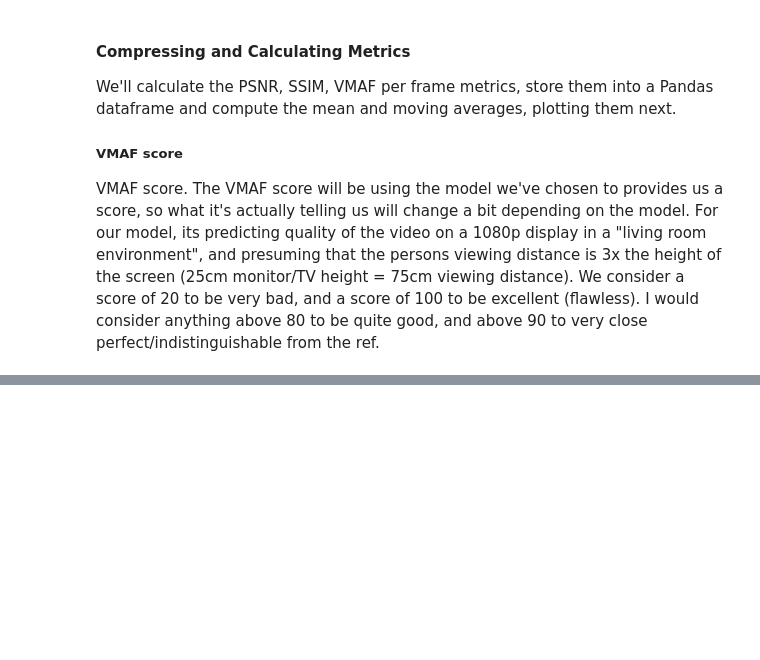
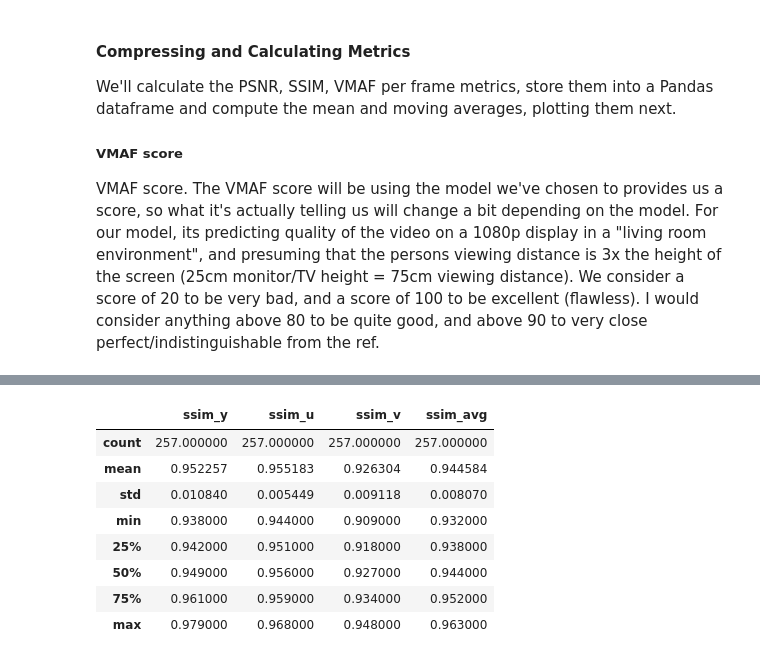
Before and after one commit to luisbarrancos/videometrics_jupyterlab, a Jupyter notebook: notebooks/video_generate_compression_x264_modules.ipynb, the cells around one changed output, grey strips where cells are left out. Cells and saved outputs as stored; diff of their text form; code cells hidden in the pictures; blank space fills up the shorter version.

```diff
--- a/notebooks/video_generate_compression_x264_modules.ipynb
+++ b/notebooks/video_generate_compression_x264_modules.ipynb
@@ -672,0 +349,5 @@ encoded with CRF 50
+# %%
+metrics = ffqm(
+    media.input_files()[0],
+    media.output_files()[0],
+    progress = True)
@@ -672,0 +384,12 @@ encoded with CRF 50
+# %%
+df.describe()
+# %% [output]
+|  | ssim_y | ssim_u | ssim_v | ssim_avg |
+| count | 257.000000 | 257.000000 | 257.000000 | 257.000000 |
+| mean | 0.952257 | 0.955183 | 0.926304 | 0.944584 |
+| std | 0.010840 | 0.005449 | 0.009118 | 0.008070 |
+| min | 0.938000 | 0.944000 | 0.909000 | 0.932000 |
+| 25% | 0.942000 | 0.951000 | 0.918000 | 0.938000 |
+| 50% | 0.949000 | 0.956000 | 0.927000 | 0.944000 |
+| 75% | 0.961000 | 0.959000 | 0.934000 | 0.952000 |
+| max | 0.979000 | 0.968000 | 0.948000 | 0.963000 |
```
Also changed, not shown: parts of 33 cells of this notebook, 4 other files.
